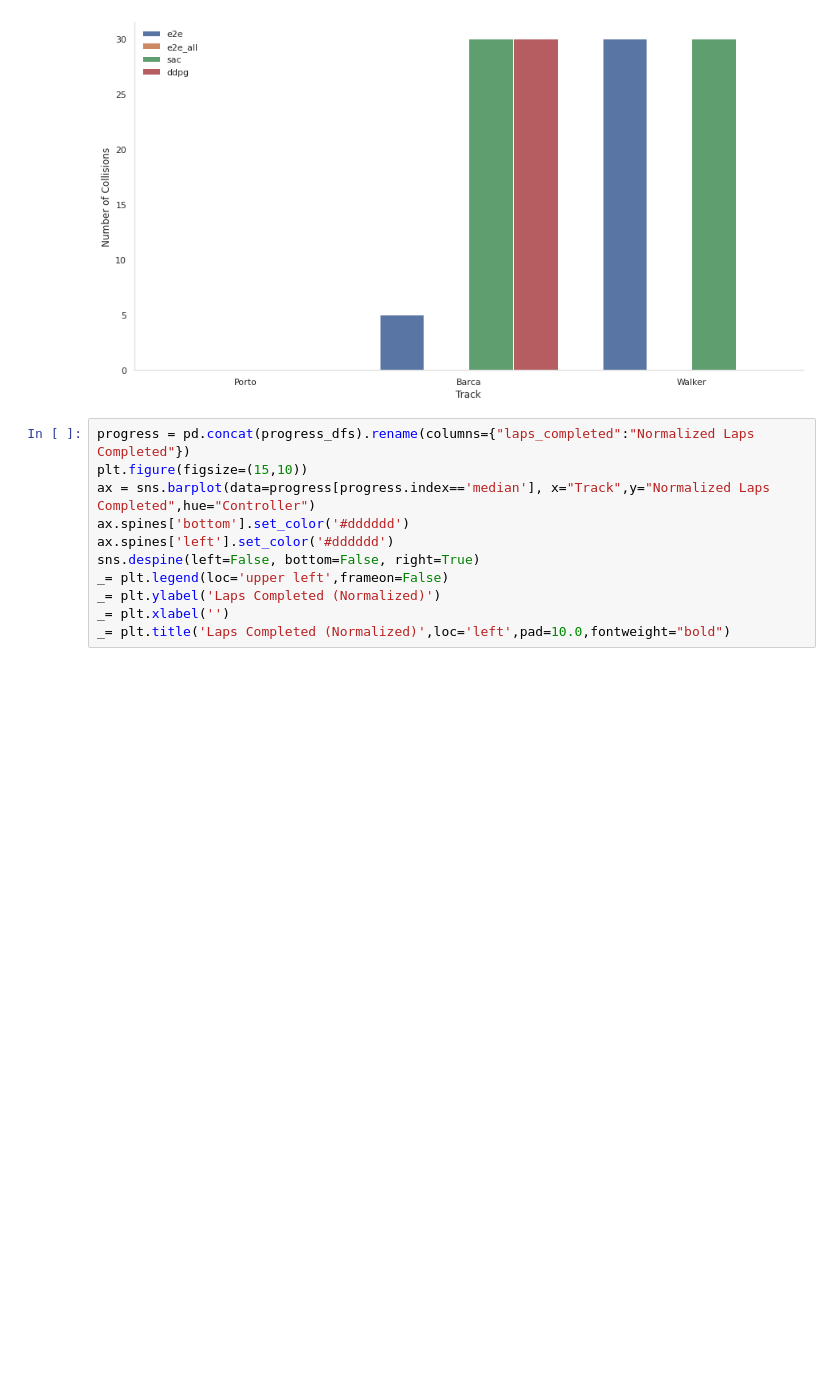
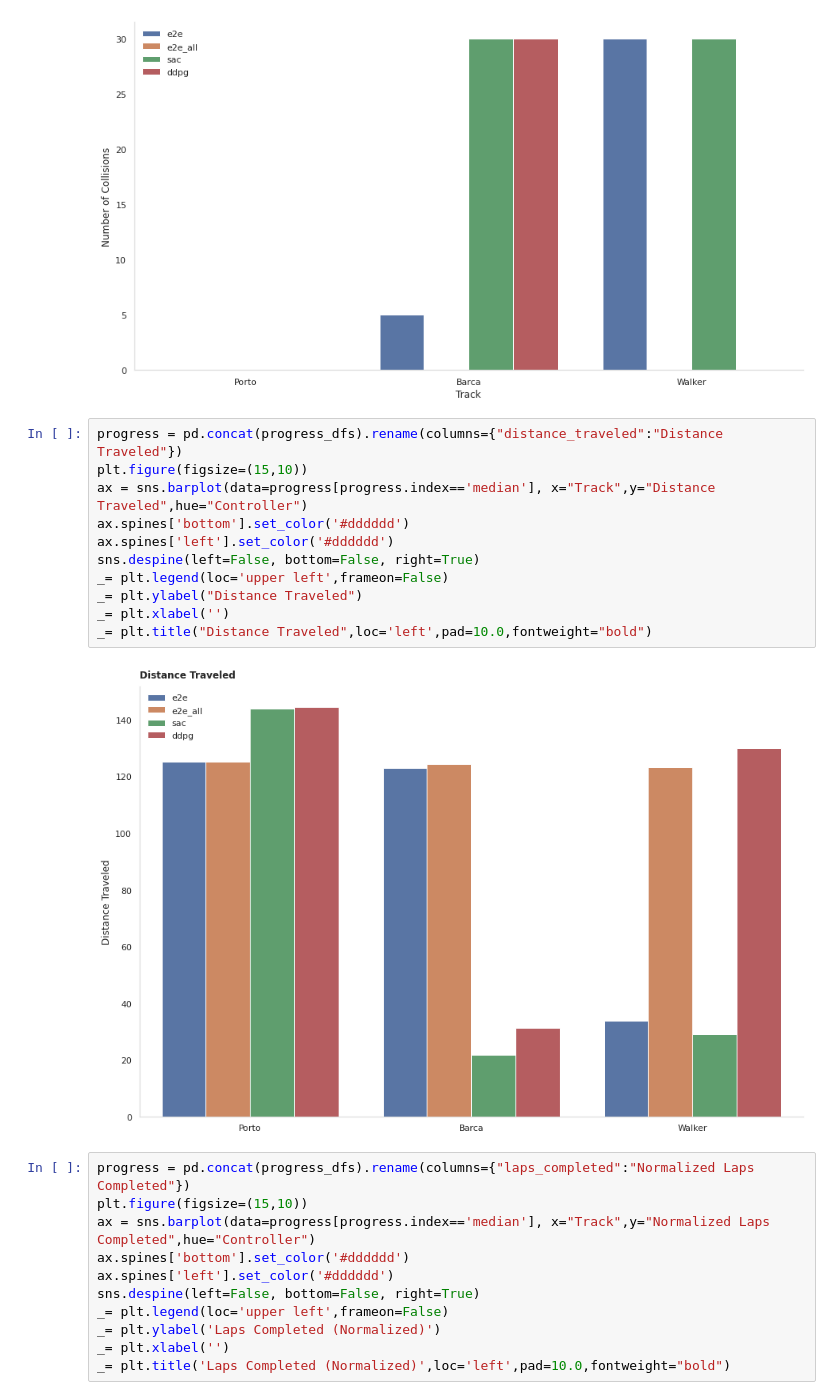
Before and after one commit to pmusau17/Platooning-F1Tenth, a Jupyter notebook: src/race/logs/AggregrateResultsPatrick.ipynb, the cells around one changed output. Saved outputs shown, nothing was run; the diff lists cells and outputs as text; blank space fills up the shorter version.

```diff
--- a/src/race/logs/AggregrateResultsPatrick.ipynb
+++ b/src/race/logs/AggregrateResultsPatrick.ipynb
@@ -93,6 +118,19 @@ sns.despine(left=False, bottom=False, right=True)
 _= plt.legend(loc='upper left',frameon=False)
 # %% [output]
 [figure]
+# %%
+progress = pd.concat(progress_dfs).rename(columns={"distance_traveled":"Distance Traveled"})
+plt.figure(figsize=(15,10))
+ax = sns.barplot(data=progress[progress.index=='median'], x="Track",y="Distance Traveled",hue="Controller")
+ax.spines['bottom'].set_color('#dddddd')
+ax.spines['left'].set_color('#dddddd')
+sns.despine(left=False, bottom=False, right=True)
+_= plt.legend(loc='upper left',frameon=False)
+_= plt.ylabel("Distance Traveled")
+_= plt.xlabel('')
+_= plt.title("Distance Traveled",loc='left',pad=10.0,fontweight="bold")
+# %% [output]
+[figure, added]
 # %%
 progress = pd.concat(progress_dfs).rename(columns={"laps_completed":"Normalized Laps Completed"})
 plt.figure(figsize=(15,10))
```
Also changed, not shown: parts of 13 cells of this notebook, 6 other files.
